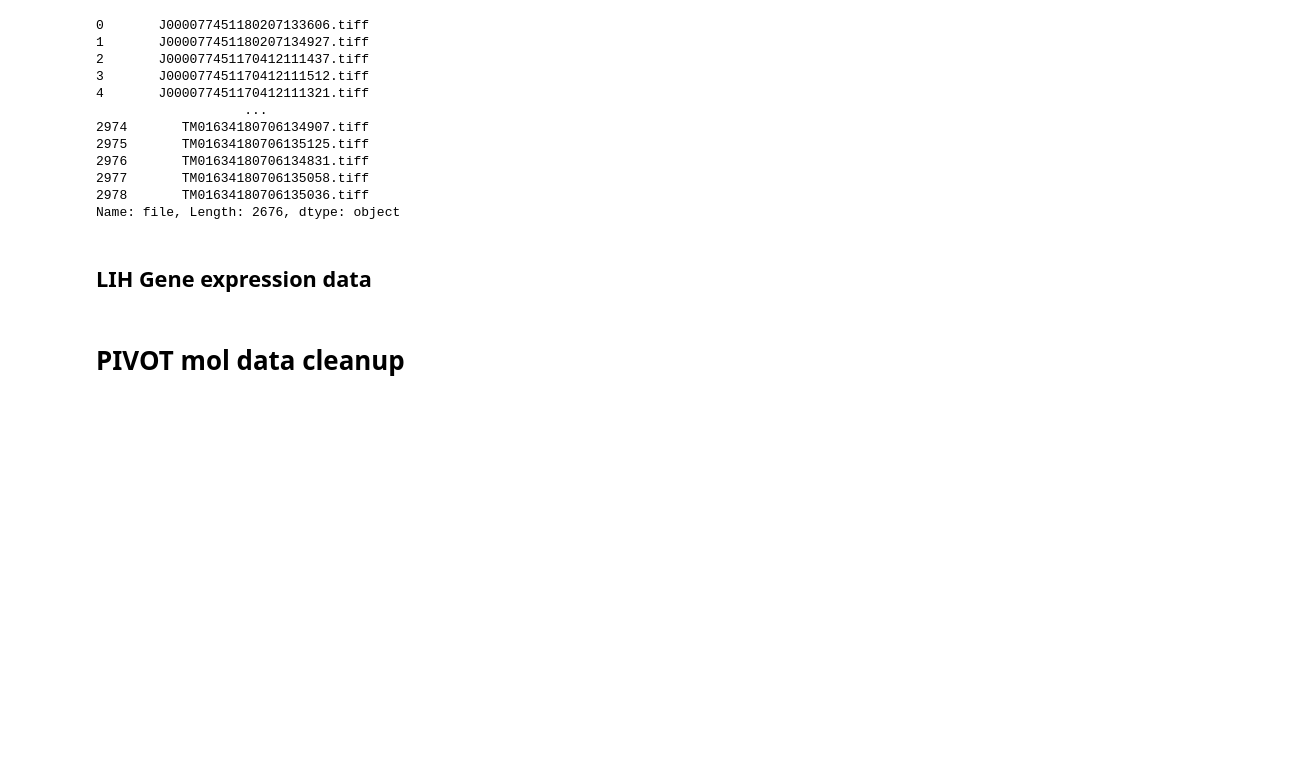
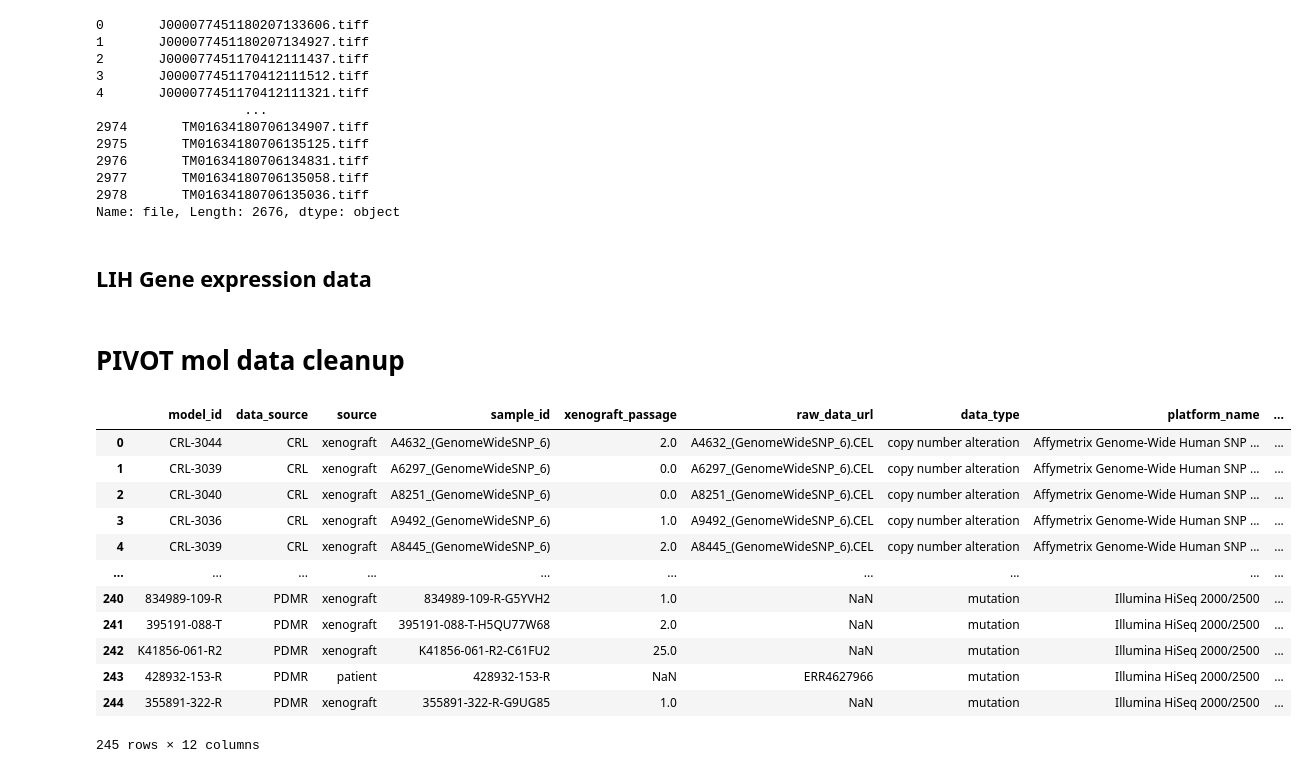
Before and after one commit to PDCMFinder/PdcmDataTransformers, a Jupyter notebook: Clean-up-scripts/Data_cleanup.ipynb, the cells around one changed output. Cells and saved outputs as stored; diff of their text form; code cells hidden in the pictures; blank space fills up the shorter version.

```diff
--- a/Clean-up-scripts/Data_cleanup.ipynb
+++ b/Clean-up-scripts/Data_cleanup.ipynb
@@ -283,0 +329,19 @@ for i in tqdm(range(0, len(PIVOT)), desc ="Processing PIVOT data: "):
+# %%
+missing_ids = "/Users/tushar/Downloads/model_molecular_metadata_202310301437.csv"
+missing_ids = pd.read_csv(missing_ids).sort_values("data_source").reset_index(drop=True)
+# %%
+missing_ids
+# %% [output]
+|  | model_id | data_source | source | sample_id | xenograft_passage | raw_data_url | data_type | platform_name | ... |
+| 0 | CRL-3044 | CRL | xenograft | A4632_(GenomeWideSNP_6) | 2.0 | A4632_(GenomeWideSNP_6).CEL | copy number alteration | Affymetrix Genome-Wide Human SNP ... | ... |
+| 1 | CRL-3039 | CRL | xenograft | A6297_(GenomeWideSNP_6) | 0.0 | A6297_(GenomeWideSNP_6).CEL | copy number alteration | Affymetrix Genome-Wide Human SNP ... | ... |
+| 2 | CRL-3040 | CRL | xenograft | A8251_(GenomeWideSNP_6) | 0.0 | A8251_(GenomeWideSNP_6).CEL | copy number alteration | Affymetrix Genome-Wide Human SNP ... | ... |
+| 3 | CRL-3036 | CRL | xenograft | A9492_(GenomeWideSNP_6) | 1.0 | A9492_(GenomeWideSNP_6).CEL | copy number alteration | Affymetrix Genome-Wide Human SNP ... | ... |
+| 4 | CRL-3039 | CRL | xenograft | A8445_(GenomeWideSNP_6) | 2.0 | A8445_(GenomeWideSNP_6).CEL | copy number alteration | Affymetrix Genome-Wide Human SNP ... | ... |
+| ... | ... | ... | ... | ... | ... | ... | ... | ... | ... |
+| 240 | 834989-109-R | PDMR | xenograft | 834989-109-R-G5YVH2 | 1.0 | NaN | mutation | Illumina HiSeq 2000/2500 | ... |
+| 241 | 395191-088-T | PDMR | xenograft | 395191-088-T-H5QU77W68 | 2.0 | NaN | mutation | Illumina HiSeq 2000/2500 | ... |
+| 242 | K41856-061-R2 | PDMR | xenograft | K41856-061-R2-C61FU2 | 25.0 | NaN | mutation | Illumina HiSeq 2000/2500 | ... |
+| 243 | 428932-153-R | PDMR | patient | 428932-153-R | NaN | ERR4627966 | mutation | Illumina HiSeq 2000/2500 | ... |
+| 244 | 355891-322-R | PDMR | xenograft | 355891-322-R-G9UG85 | 1.0 | NaN | mutation | Illumina HiSeq 2000/2500 | ... |
+245 rows × 12 columns
```
Also changed, not shown: parts of 11 cells of this notebook, 3 other files.
